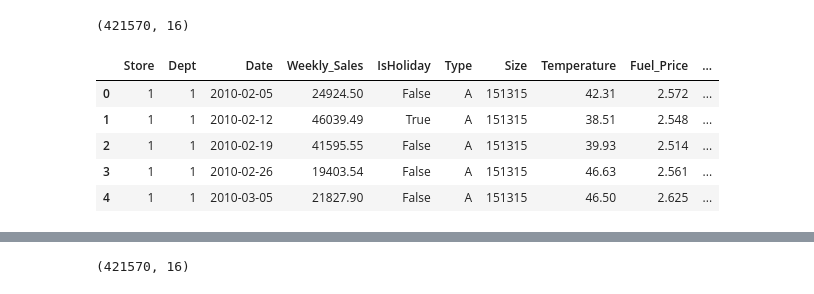
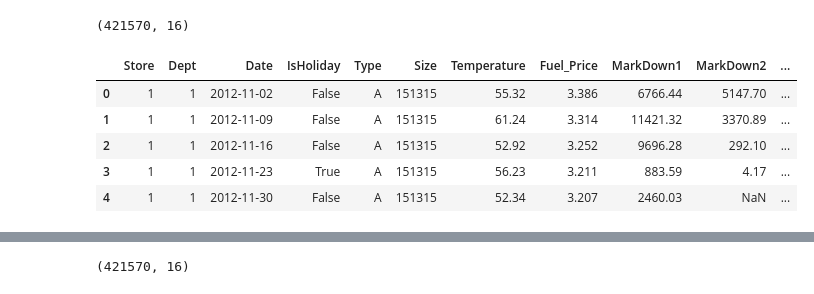
Before and after one commit to adityam-iisc/Store-Sales-Forecasting, a Jupyter notebook: Code/EDA.ipynb, the cells around one changed output, grey strips where cells are left out. Saved outputs shown, nothing was run; the diff lists cells and outputs as text; code cells hidden in the pictures.

```diff
--- a/Code/EDA.ipynb
+++ b/Code/EDA.ipynb
@@ -14,18 +21,24 @@ submission_df = pd.read_csv('../dataset/sampleSubmission.csv')
 dataset = train_df.merge(stores_df, how='left').merge(features_df, how='left')
 test_dataset = test_df.merge(stores_df, how='left').merge(features_df, how='left')
+# %%
+# Step 3: Fill Missing Values
+dataset.fillna(method='ffill', inplace=True) # Forward Fill
+dataset.fillna(method='bfill', inplace=True) # Backward Fill
+dataset.fillna(0, inplace=True) # Fill remaining missing values with 0
 # %%
 dataset.shape
 # %% [output]
 (421570, 16)
 # %%
 dataset.head()
+test_dataset.head()
 # %% [output]
-|  | Store | Dept | Date | Weekly_Sales | IsHoliday | Type | Size | Temperature | Fuel_Price | ... |
-| 0 | 1 | 1 | 2010-02-05 | 24924.50 | False | A | 151315 | 42.31 | 2.572 | ... |
-| 1 | 1 | 1 | 2010-02-12 | 46039.49 | True | A | 151315 | 38.51 | 2.548 | ... |
-| 2 | 1 | 1 | 2010-02-19 | 41595.55 | False | A | 151315 | 39.93 | 2.514 | ... |
-| 3 | 1 | 1 | 2010-02-26 | 19403.54 | False | A | 151315 | 46.63 | 2.561 | ... |
-| 4 | 1 | 1 | 2010-03-05 | 21827.90 | False | A | 151315 | 46.50 | 2.625 | ... |
+|  | Store | Dept | Date | IsHoliday | Type | Size | Temperature | Fuel_Price | MarkDown1 | MarkDown2 | ... |
+| 0 | 1 | 1 | 2012-11-02 | False | A | 151315 | 55.32 | 3.386 | 6766.44 | 5147.70 | ... |
+| 1 | 1 | 1 | 2012-11-09 | False | A | 151315 | 61.24 | 3.314 | 11421.32 | 3370.89 | ... |
+| 2 | 1 | 1 | 2012-11-16 | False | A | 151315 | 52.92 | 3.252 | 9696.28 | 292.10 | ... |
+| 3 | 1 | 1 | 2012-11-23 | True | A | 151315 | 56.23 | 3.211 | 883.59 | 4.17 | ... |
+| 4 | 1 | 1 | 2012-11-30 | False | A | 151315 | 52.34 | 3.207 | 2460.03 | NaN | ... |
 # %%
 dataset.describe()
 # %% [output]
```
Also changed, not shown: parts of 29 cells of this notebook.
